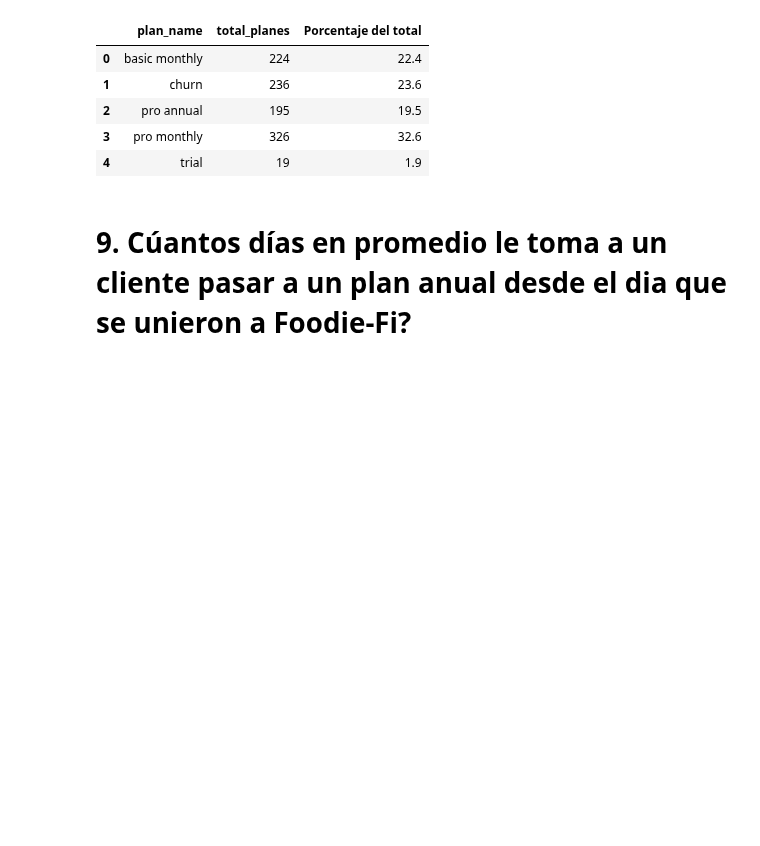
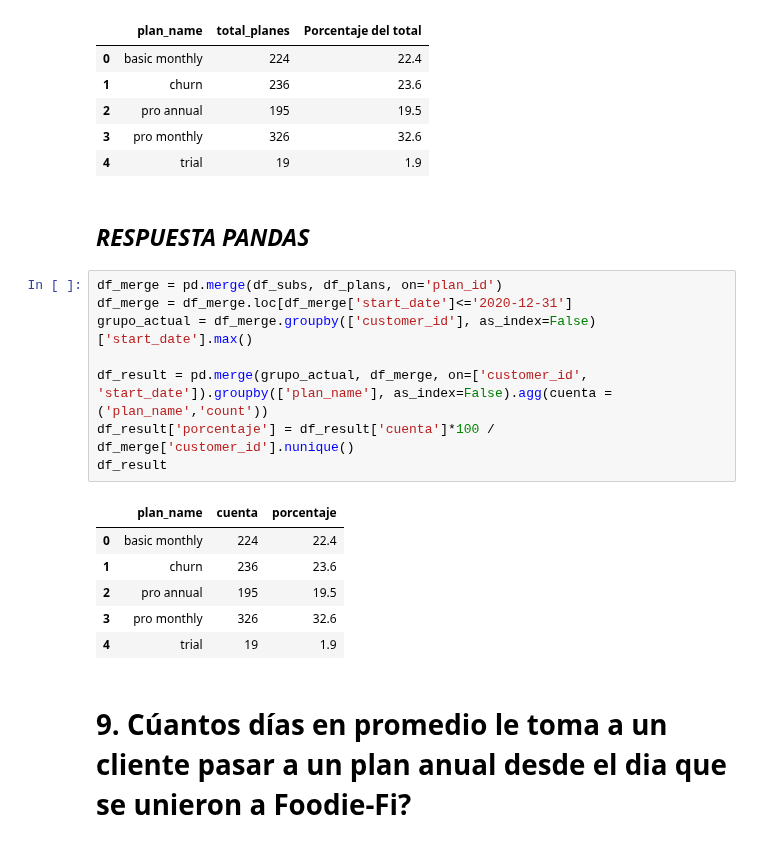
Before and after one commit to LLAES07/SQL_DESAFIO, a Jupyter notebook: Caso_3/Caso_3.ipynb, the cells around one changed output. Cells and saved outputs as stored; diff of their text form; blank space fills up the shorter version.

Commit message:
Actualizando el codigo

```diff
--- a/Caso_3/Caso_3.ipynb
+++ b/Caso_3/Caso_3.ipynb
@@ -3080,6 +3104,23 @@ pd.read_sql_query(query, connection)
 | 2 | pro annual | 195 | 19.5 |
 | 3 | pro monthly | 326 | 32.6 |
 | 4 | trial | 19 | 1.9 |
+# %% [markdown]
+## ***RESPUESTA PANDAS***
+# %%
+df_merge = pd.merge(df_subs, df_plans, on='plan_id')
+df_merge = df_merge.loc[df_merge['start_date']<='2020-12-31']
+grupo_actual = df_merge.groupby(['customer_id'], as_index=False)['start_date'].max()
+
+df_result = pd.merge(grupo_actual, df_merge, on=['customer_id', 'start_date']).groupby(['plan_name'], as_index=False).agg(cuenta = ('plan_name','count'))
+df_result['porcentaje'] = df_result['cuenta']*100 / df_merge['customer_id'].nunique()
+df_result
+# %% [output]
+|  | plan_name | cuenta | porcentaje |
+| 0 | basic monthly | 224 | 22.4 |
+| 1 | churn | 236 | 23.6 |
+| 2 | pro annual | 195 | 19.5 |
+| 3 | pro monthly | 326 | 32.6 |
+| 4 | trial | 19 | 1.9 |
 # %% [markdown]
 # **9. Cúantos días en promedio le toma a un cliente pasar a un plan anual desde el dia que se unieron a Foodie-Fi?**
 # %%
```
Also changed, not shown: parts of 6 cells of this notebook.
